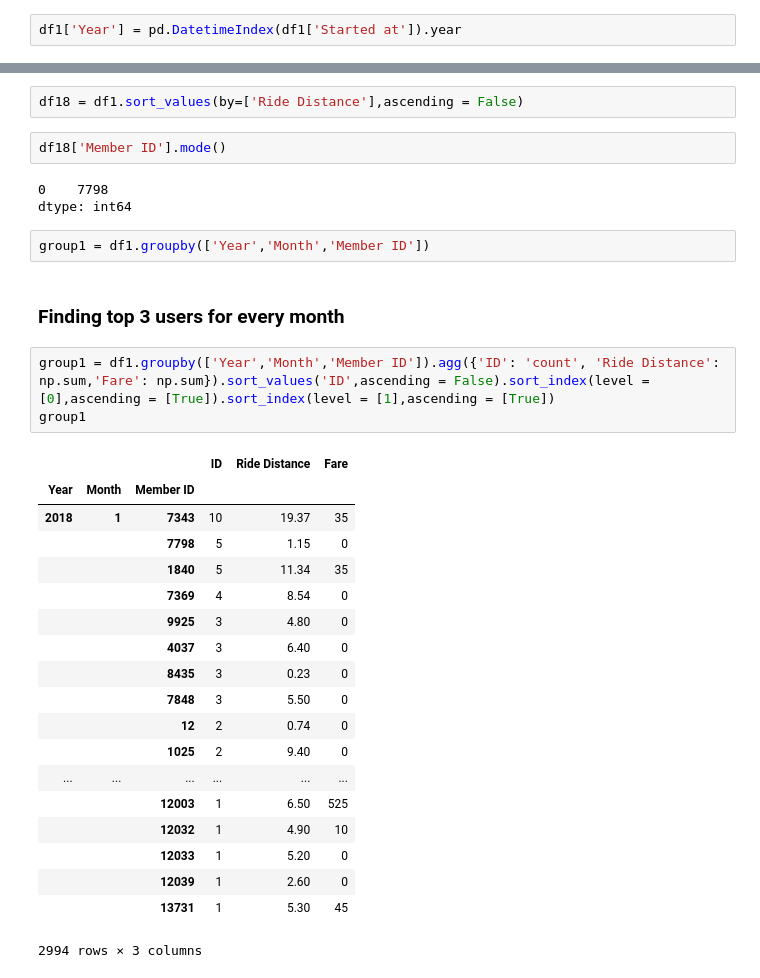
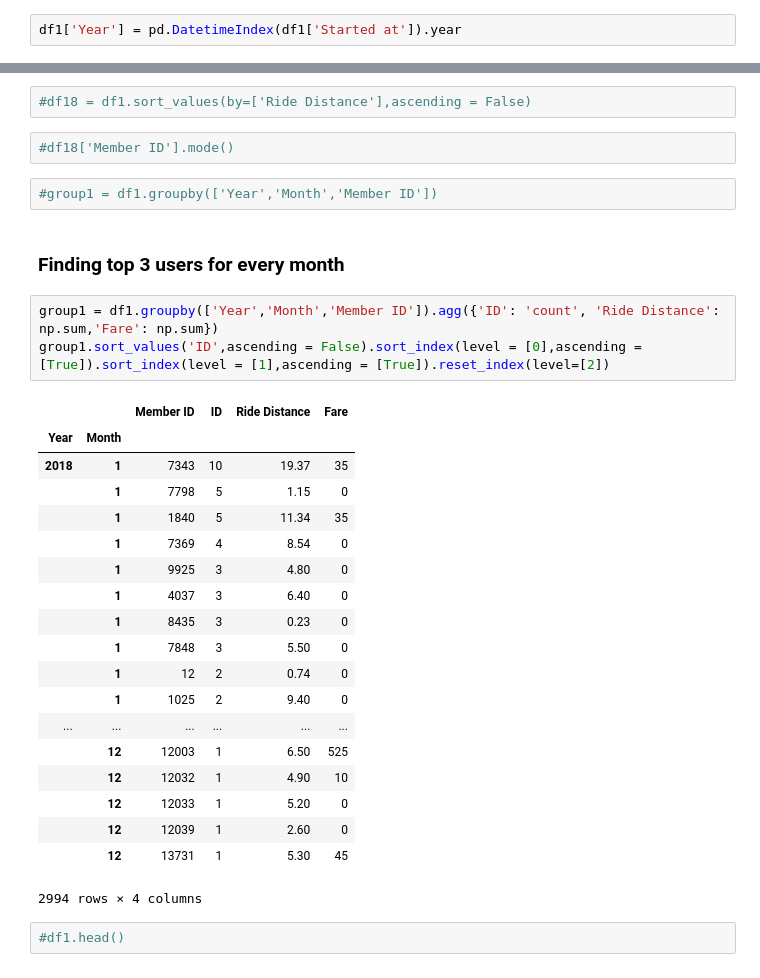
Before and after one commit to aayushi0402/Rides-Data, a Jupyter notebook: Rides_Analysis.ipynb, the cells around one changed output, grey strips where cells are left out. Cells and saved outputs as stored; diff of their text form.

Commit message:
Top 3 Users Every Month

```diff
--- a/Rides_Analysis.ipynb
+++ b/Rides_Analysis.ipynb
@@ -228,34 +208,33 @@ df18
 # %%
-df18 = df1.sort_values(by=['Ride Distance'],ascending = False)
+#df18 = df1.sort_values(by=['Ride Distance'],ascending = False)
 # %%
-df18['Member ID'].mode()
+#df18['Member ID'].mode()
-# %% [output]
-0    7798
-dtype: int64
 # %%
-group1 = df1.groupby(['Year','Month','Member ID'])
+#group1 = df1.groupby(['Year','Month','Member ID'])
 # %% [markdown]
 ### Finding top 3 users for every month
 # %%
-group1 = df1.groupby(['Year','Month','Member ID']).agg({'ID': 'count', 'Ride Distance': np.sum,'Fare': np.sum}).sort_values('ID',ascending = False).sort_index(level = [0],ascending = [True]).sort_index(level = [1],ascending = [True])
-group1
+group1 = df1.groupby(['Year','Month','Member ID']).agg({'ID': 'count', 'Ride Distance': np.sum,'Fare': np.sum})
+group1.sort_values('ID',ascending = False).sort_index(level = [0],ascending = [True]).sort_index(level = [1],ascending = [True]).reset_index(level=[2])
 # %% [output]
-|  |  |  | ID | Ride Distance | Fare |
-| Year | Month | Member ID |  |  |  |
+|  |  | Member ID | ID | Ride Distance | Fare |
+| Year | Month |  |  |  |  |
 | 2018 | 1 | 7343 | 10 | 19.37 | 35 |
-|  |  | 7798 | 5 | 1.15 | 0 |
-|  |  | 1840 | 5 | 11.34 | 35 |
-|  |  | 7369 | 4 | 8.54 | 0 |
-|  |  | 9925 | 3 | 4.80 | 0 |
-|  |  | 4037 | 3 | 6.40 | 0 |
-|  |  | 8435 | 3 | 0.23 | 0 |
-|  |  | 7848 | 3 | 5.50 | 0 |
-|  |  | 12 | 2 | 0.74 | 0 |
-|  |  | 1025 | 2 | 9.40 | 0 |
+|  | 1 | 7798 | 5 | 1.15 | 0 |
+|  | 1 | 1840 | 5 | 11.34 | 35 |
+|  | 1 | 7369 | 4 | 8.54 | 0 |
+|  | 1 | 9925 | 3 | 4.80 | 0 |
+|  | 1 | 4037 | 3 | 6.40 | 0 |
+|  | 1 | 8435 | 3 | 0.23 | 0 |
+|  | 1 | 7848 | 3 | 5.50 | 0 |
+|  | 1 | 12 | 2 | 0.74 | 0 |
+|  | 1 | 1025 | 2 | 9.40 | 0 |
 | ... | ... | ... | ... | ... | ... |
-|  |  | 12003 | 1 | 6.50 | 525 |
-|  |  | 12032 | 1 | 4.90 | 10 |
-|  |  | 12033 | 1 | 5.20 | 0 |
-|  |  | 12039 | 1 | 2.60 | 0 |
-|  |  | 13731 | 1 | 5.30 | 45 |
+|  | 12 | 12003 | 1 | 6.50 | 525 |
+|  | 12 | 12032 | 1 | 4.90 | 10 |
+|  | 12 | 12033 | 1 | 5.20 | 0 |
+|  | 12 | 12039 | 1 | 2.60 | 0 |
+|  | 12 | 13731 | 1 | 5.30 | 45 |
-2994 rows × 3 columns
+2994 rows × 4 columns
+# %%
+#df1.head()
```
Also changed, not shown: parts of 19 cells of this notebook.
